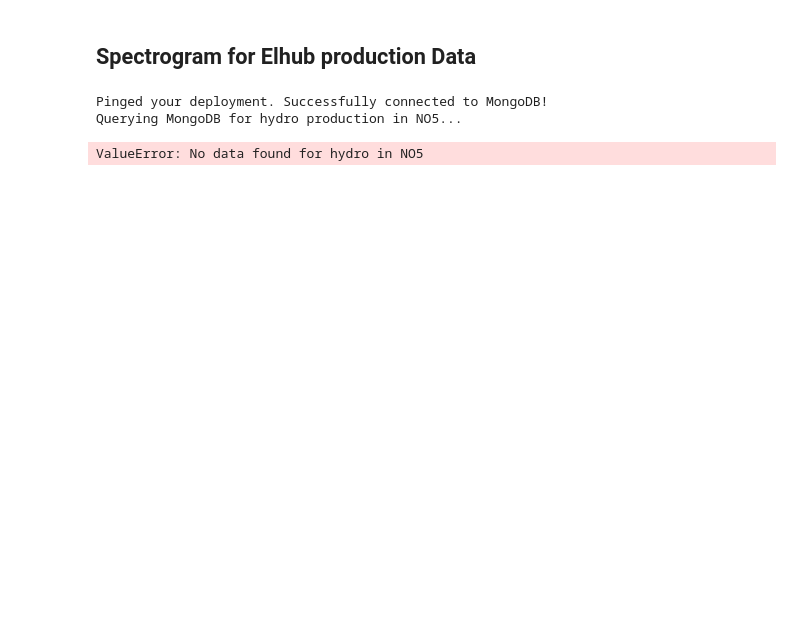
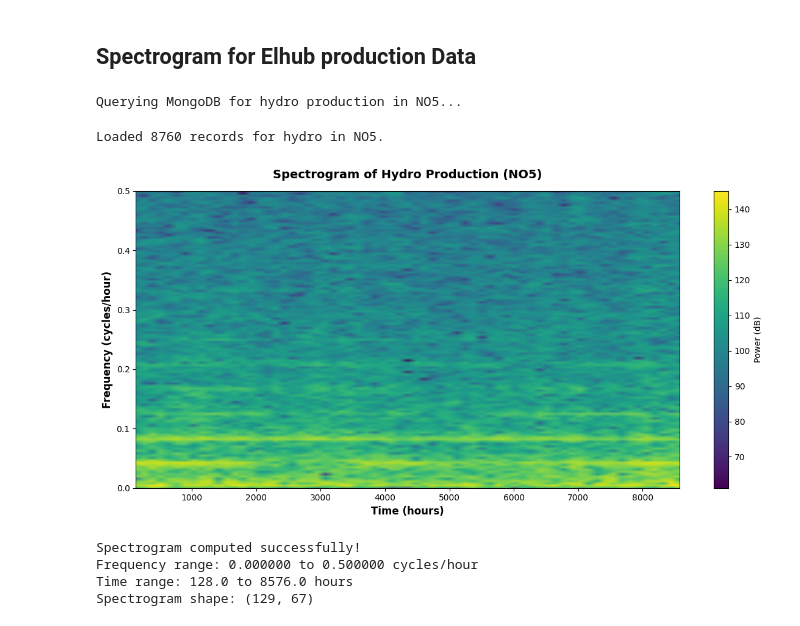
Before and after one commit to Ditto25/IND320-Steamlit-app, a Jupyter notebook: project3.ipynb, the cells around one changed output. Saved outputs shown, nothing was run; the diff lists cells and outputs as text; code cells hidden in the pictures; blank space fills up the shorter version.

```diff
--- a/project3.ipynb
+++ b/project3.ipynb
@@ -735,25 +726,0 @@ def spectrogram_analysis(priceArea='NO5', productionGroup='hydro', window_length
-# %%
-#Create spectrogram for Bergen/NO5 hydro production
-spectrogram_results = spectrogram_analysis(
-    priceArea='NO5',
-    productionGroup='hydro',
-    window_length=256/2,
-    window_overlap=128
-)
-# Print summary of spectrogram results
-
-print("Spectrogram analysis complete.")
-print(f"Frequency range: {spectrogram_results['frequencies'].min():.6f} to {spectrogram_results['frequencies'].max():.6f} cycles/hour")
-print(f"Time range: {spectrogram_results['times'].min():.1f} to {spectrogram_results['times'].max():.1f} hours")
-print(f"Spectrogram shape: {spectrogram_results['spectrogram'].shape} (frequencies x times)")
-
-print(f"\nKey frequency interpretations:")
-print(f"  1/24 = {1/24:.6f} cycles/hour → Daily cycle")
-print(f"  1/168 = {1/168:.6f} cycles/hour → Weekly cycle")
-print(f"  1/720 = {1/720:.6f} cycles/hour → Monthly cycle (approx)")
-
-plt.show()
-# %% [output]
-Pinged your deployment. Successfully connected to MongoDB!
-Querying MongoDB for hydro production in NO5...
-ValueError: No data found for hydro in NO5
@@ -759,0 +814,23 @@ ValueError: No data found for hydro in NO5
+# %%
+spectrogram_results = plot_production_spectrogram(
+    priceArea="NO5",
+    productionGroup="hydro",
+    window_length=256,
+    overlap=128
+)
+
+plt.show()
+
+print(f"\nSpectrogram computed successfully!")
+print(f"Frequency range: {spectrogram_results['frequencies'].min():.6f} to {spectrogram_results['frequencies'].max():.6f} cycles/hour")
+print(f"Time range: {spectrogram_results['times'].min():.1f} to {spectrogram_results['times'].max():.1f} hours")
+print(f"Spectrogram shape: {spectrogram_results['spectrogram'].shape}")
+# Test the spectrogram function
+# %% [output]
+Querying MongoDB for hydro production in NO5...
+Loaded 8760 records for hydro in NO5.
+[figure, added]
+Spectrogram computed successfully!
+Frequency range: 0.000000 to 0.500000 cycles/hour
+Time range: 128.0 to 8576.0 hours
+Spectrogram shape: (129, 67)
```
Also changed, not shown: parts of 14 cells of this notebook, 8 other files.
